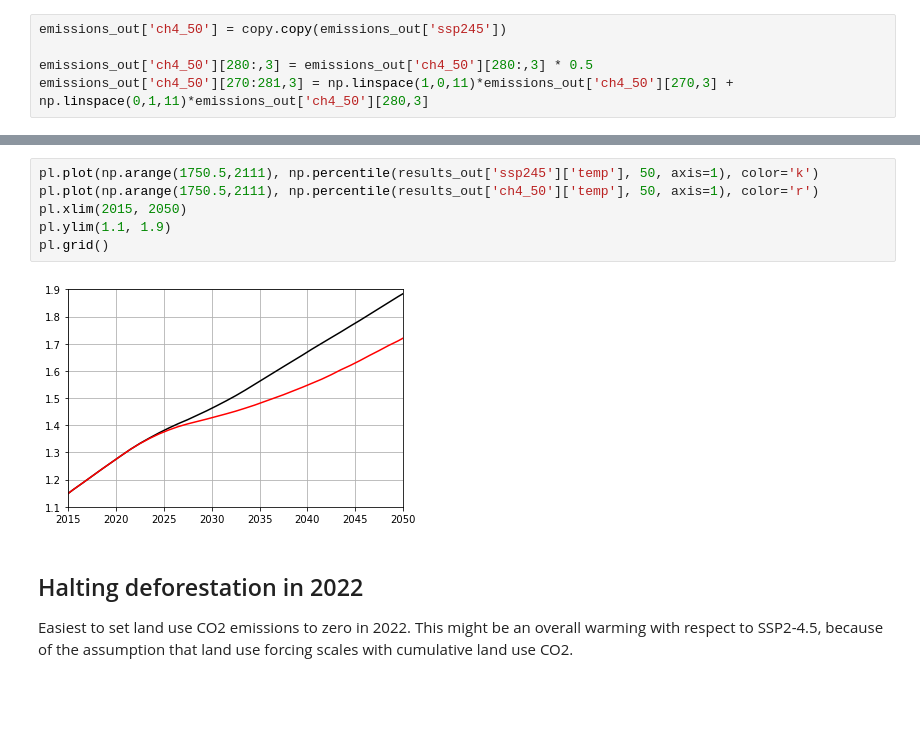
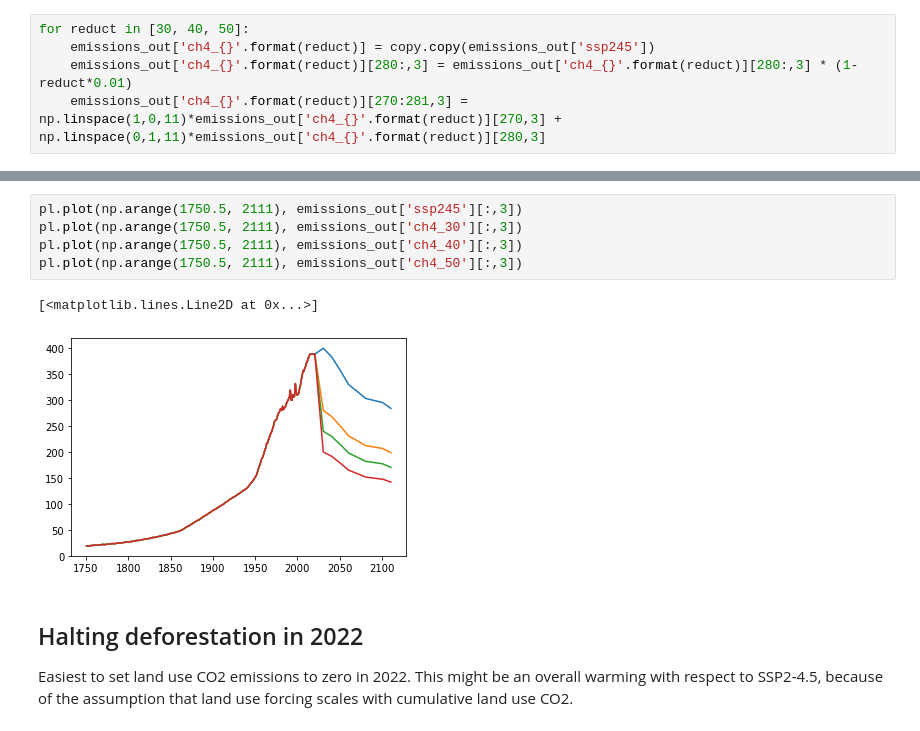
Before and after one commit to chrisroadmap/cop26-pathways, a Jupyter notebook: notebooks/010_generate_baseline_emissions.ipynb, the cells around one changed output, grey strips where cells are left out. Saved outputs shown, nothing was run; the diff lists cells and outputs as text; blank space fills up the shorter version.

```diff
--- a/notebooks/010_generate_baseline_emissions.ipynb
+++ b/notebooks/010_generate_baseline_emissions.ipynb
@@ -386,5 +144,5 @@ We will use SSP2-4.5 as a baseline and assume a linear decline 2020 to 2030, wit
 # %%
-emissions_out['ch4_50'] = copy.copy(emissions_out['ssp245'])
-
-emissions_out['ch4_50'][280:,3] = emissions_out['ch4_50'][280:,3] * 0.5
-emissions_out['ch4_50'][270:281,3] = np.linspace(1,0,11)*emissions_out['ch4_50'][270,3] + np.linspace(0,1,11)*emissions_out['ch4_50'][280,3]
+for reduct in [30, 40, 50]:
+    emissions_out['ch4_{}'.format(reduct)] = copy.copy(emissions_out['ssp245'])
+    emissions_out['ch4_{}'.format(reduct)][280:,3] = emissions_out['ch4_{}'.format(reduct)][280:,3] * (1-reduct*0.01)
+    emissions_out['ch4_{}'.format(reduct)][270:281,3] = np.linspace(1,0,11)*emissions_out['ch4_{}'.format(reduct)][270,3] + np.linspace(0,1,11)*emissions_out['ch4_{}'.format(reduct)][280,3]
@@ -414,11 +149,11 @@ pl.grid()
-# %%
-pl.plot(np.arange(1750.5,2111), np.percentile(results_out['ssp245']['temp'], 50, axis=1), color='k')
-pl.plot(np.arange(1750.5,2111), np.percentile(results_out['ch4_50']['temp'], 50, axis=1), color='r')
-pl.xlim(2015, 2050)
-pl.ylim(1.1, 1.9)
-pl.grid()
-# %% [output]
-[figure, removed]
+# %%
+pl.plot(np.arange(1750.5, 2111), emissions_out['ssp245'][:,3])
+pl.plot(np.arange(1750.5, 2111), emissions_out['ch4_30'][:,3])
+pl.plot(np.arange(1750.5, 2111), emissions_out['ch4_40'][:,3])
+pl.plot(np.arange(1750.5, 2111), emissions_out['ch4_50'][:,3])
+# %% [output]
+[<matplotlib.lines.Line2D at 0x...>]
+[figure, added]
 # %% [markdown]
 ## Halting deforestation in 2022
 
```
Also changed, not shown: parts of 156 cells of this notebook, 14 other files.
